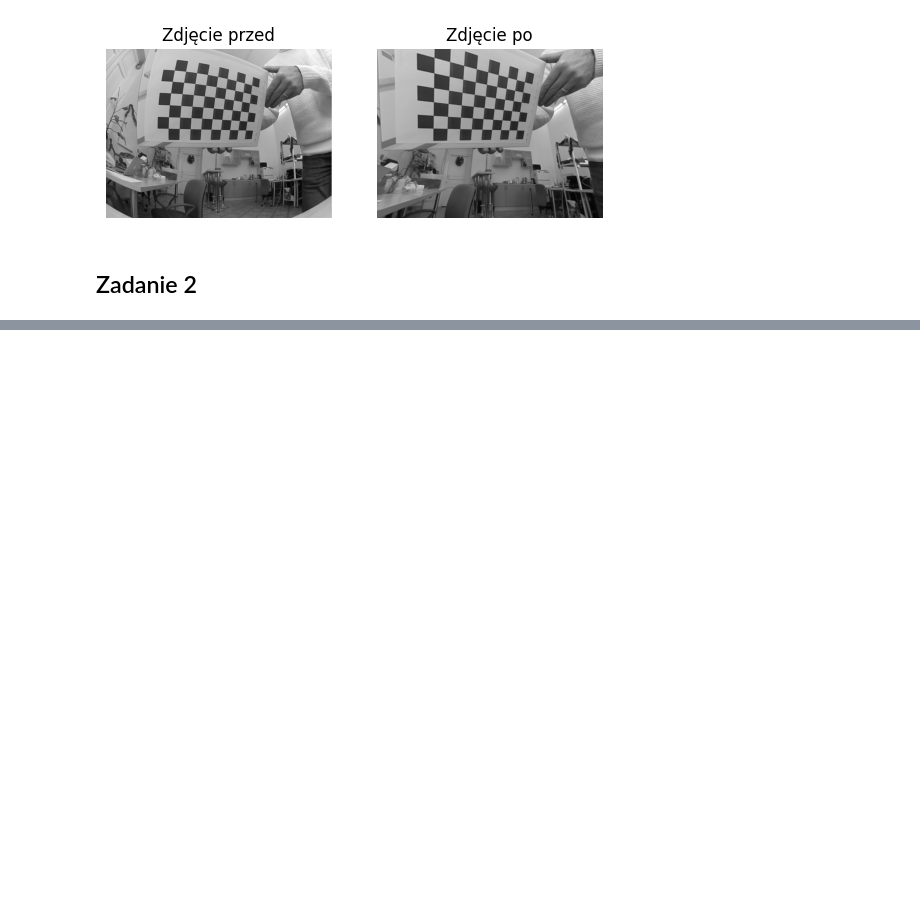
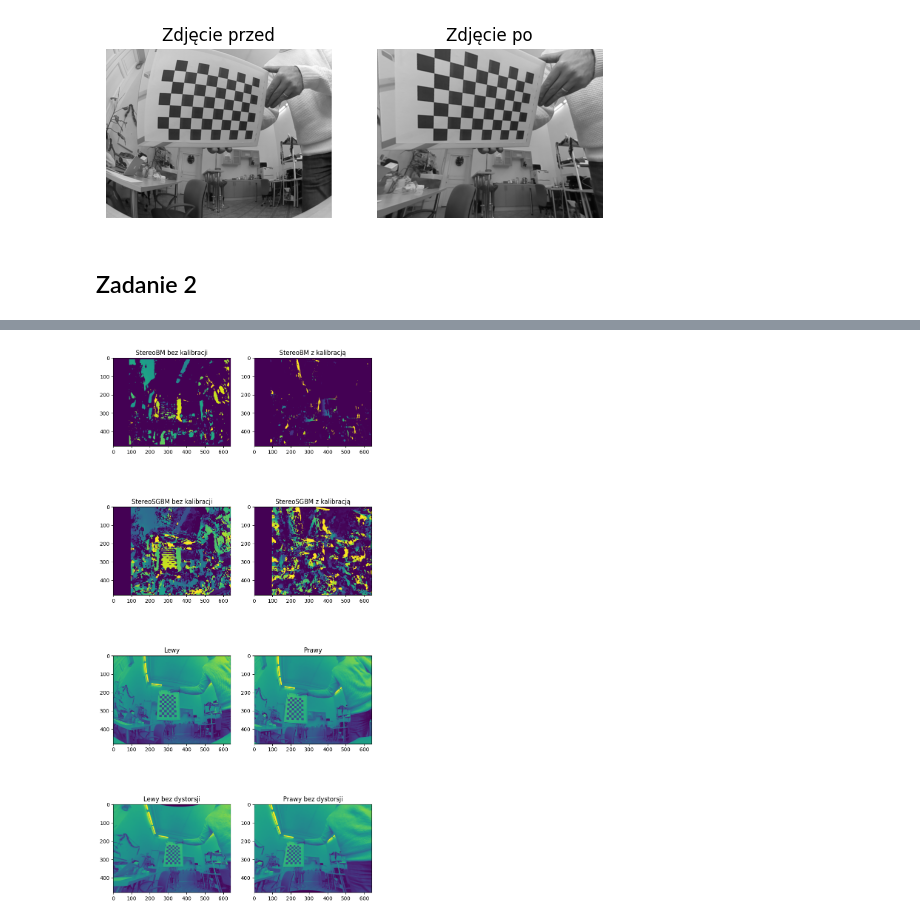
Before and after one commit to Maziorow/ZAW, a Jupyter notebook: Lab5/lab5.ipynb, the cells around one changed output, grey strips where cells are left out. Cells and saved outputs as stored; diff of their text form; code cells hidden in the pictures; blank space fills up the shorter version.

```diff
--- a/Lab5/lab5.ipynb
+++ b/Lab5/lab5.ipynb
@@ -230,0 +220,2 @@ error: OpenCV(4.11.0) /io/opencv/modules/calib3d/src/fisheye.cpp:1411: error: (-
+# %%
+num = 29
@@ -230,0 +236,51 @@ error: OpenCV(4.11.0) /io/opencv/modules/calib3d/src/fisheye.cpp:1411: error: (-
+# %%
+stereo = cv2.StereoBM_create(numDisparities=80, blockSize=17)
+img_r = cv2.imread(image_dir +"/right_%02d.png"%num, 0)
+img_l = cv2.imread(image_dir +"/left_%02d.png"%num, 0)
+img_l_new = cv2 . remap ( img_l , map1_left , map2_left , cv2 . INTER_LINEAR )
+img_r_new = cv2 . remap ( img_r , map1_right , map2_right , cv2 . INTER_LINEAR )
+disparity = stereo.compute(img_r_new, img_l_new)
+disparity = cv2.normalize(disparity, disparity, alpha=0, beta=255, norm_type=cv2.NORM_MINMAX, dtype=cv2.CV_8U)
+disparity_calib_BM = disparity#cv2.applyColorMap(disparity, cv2.COLORMAP_HOT)
+# %%
+stereo = cv2.StereoSGBM_create(minDisparity=16,numDisparities=80, blockSize=17)
+img_r = cv2.imread(image_dir +"/right_%02d.png"%num, 0)
+img_l = cv2.imread(image_dir +"/left_%02d.png"%num, 0)
+img_l_new = cv2 . remap ( img_l , map1_left , map2_left , cv2 . INTER_LINEAR )
+img_r_new = cv2 . remap ( img_r , map1_right , map2_right , cv2 . INTER_LINEAR )
+disparity = stereo.compute(img_r_new, img_l_new)
+disparity = cv2.normalize(disparity, disparity, alpha=0, beta=255, norm_type=cv2.NORM_MINMAX, dtype=cv2.CV_8U)
+disparity_calib_SGBM = disparity#cv2.applyColorMap(disparity, cv2.COLORMAP_HOT)
+# %%
+import matplotlib.pyplot as plt
+
+
+
+fig, axs = plt.subplots(4, 2, figsize=(10, 20))
+
+axs[0,0].set_title('StereoBM bez kalibracji')
+axs[0,0].imshow(disparity_no_calib_BM)
+plt.subplot(422)
+plt.title('StereoBM z kalibracją')
+plt.imshow(disparity_calib_BM)
+plt.subplot(423)
+plt.title('StereoSGBM bez kalibracji')
+plt.imshow(disparity_no_calib_SGBM)
+plt.subplot(424)
+plt.title('StereoSGBM z kalibracją')
+plt.imshow(disparity_calib_SGBM)
+plt.subplot(425)
+plt.title('Lewy')
+plt.imshow(img_l)
+plt.subplot(426)
+plt.title('Prawy')
+plt.imshow(img_r)
+plt.subplot(427)
+plt.title('Lewy bez dystorsji')
+plt.imshow(img_l_new)
+plt.subplot(428)
+plt.title('Prawy bez dystorsji')
+plt.imshow(img_r_new)
+plt.show()
+# %% [output]
+[figure, added]
```
Also changed, not shown: parts of 10 cells of this notebook, 6 other files.
